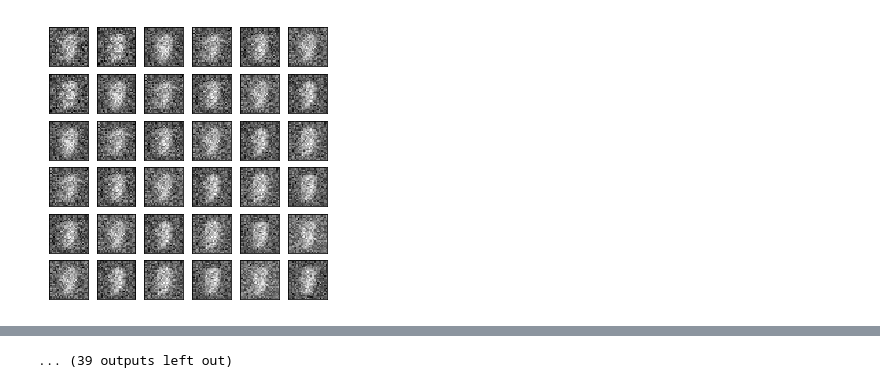
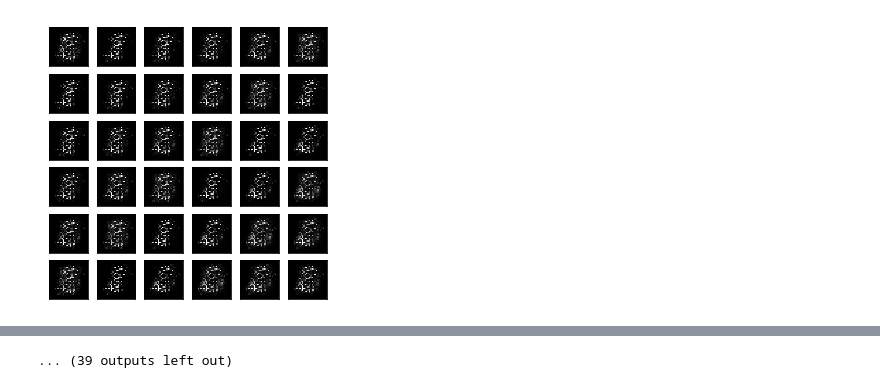
Before and after one commit to shayneobrien/generative-models, a Jupyter notebook: notebooks/05-least-squares-gan.ipynb, the cells around one changed output, grey strips where cells are left out. Drawn from its saved outputs; the diff is of its cells as text; code cells hidden in the pictures.

```diff
--- a/notebooks/05-least-squares-gan.ipynb
+++ b/notebooks/05-least-squares-gan.ipynb
@@ -4,8 +4,9 @@ Least Squares GAN
 
 https://arxiv.org/pdf/1611.04076.pdf
 
-The output of LSGAN's G is unbounded unless passed through an activation function.
-We do not use any such activation functions in this implementation.
+The output of LSGAN's D is unbounded unless passed through an activation function. In this
+implementation, we include a sigmoid activation function as this empirically improves
+visualizations for binary MNIST.
 
 Tackles the vanishing gradients problem associated with GANs by swapping out
 the cross entropy loss function with the least squares (L2) loss function. The authors
@@ -52,13 +53,13 @@ class Generator(nn.Module):
 
     def forward(self, x):
         activated = F.relu(self.linear(x))
-        generation = self.generate(activated)
+        generation = F.sigmoid(self.generate(activated))
         return generation
 
 
 class Discriminator(nn.Module):
     """ Critic (not trained to classify). Input is an image (real or generated),
-    output is the approximate Wasserstein Distance between z~P(G(z)) and real.
+    output is approximate least-squares divergence.
     """
     def __init__(self, image_size, hidden_dim, output_dim):
         super().__init__()
@@ -84,10 +85,10 @@ class LSGAN(nn.Module):
         self.z_dim = z_dim
 
 
-class Trainer:
+class LSGANTrainer:
     """ Object to hold data iterators, train a GAN variant
     """
-    def __init__(self, model, train_iter, val_iter, test_iter):
+    def __init__(self, model, train_iter, val_iter, test_iter, viz=False):
         self.model = to_cuda(model)
         self.name = model.__class__.__name__
 
@@ -98,15 +99,17 @@ class Trainer:
         self.Glosses = []
         self.Dlosses = []
 
-    def train(self, num_epochs, G_lr=1e-4, D_lr=1e-4, D_steps=5):
-        """ Train a Wasserstein GAN with Gradient Penalty
+        self.viz = viz
+
+    def train(self, num_epochs, G_lr=1e-4, D_lr=1e-4, D_steps=1):
+        """ Train a least-squares GAN with Gradient Penalty
             Logs progress using G loss, D loss, G(x), D(G(x)), visualizations of Generator output.
 
         Inputs:
             num_epochs: int, number of epochs to train for
-            G_lr: float, learning rate for generator's Adam optimizer (default 5e-5)
-            D_lr: float, learning rate for discriminator's Adam optimizer (default 5e-5)
-            D_steps: int, training step ratio for how often to train D compared to G (default 5)
+            G_lr: float, learning rate for generator's Adam optimizer (default 1e-4)
+            D_lr: float, learning rate for discriminator's Adam optimizer (default 1e-4)
+            D_steps: int, training step ratio for how often to train D compared to G (default 1)
         """
         # Initialize optimizers
         G_optimizer = torch.optim.Adam(params=[p for p in self.model.G.parameters() if p.requires_grad], lr=G_lr)
@@ -132,7 +135,7 @@ class Trainer:
                     # TRAINING D: Zero out gradients for D
                     D_optimizer.zero_grad()
 
-                    # Train the discriminator to approximate the Wasserstein distance between real, generated
+                    # Train the discriminator to approximate the least-squares distance between real, generated
                     # distributions
                     D_loss = self.train_D(images)
 
@@ -149,7 +152,7 @@ class Trainer:
                 # TRAINING G: Zero out gradients for G
                 G_optimizer.zero_grad()
 
-                # Train the generator to (roughly) minimize the approximated Wasserstein distance
+                # Train the generator to (roughly) minimize the approximated least-squares distance
                 G_loss = self.train_G(images)
 
                 # Log results, update parameters
@@ -167,68 +170,50 @@ class Trainer:
 
             # Visualize generator progress
             self.generate_images(epoch)
-            plt.show()
 
-    def train_D(self, images, LAMBDA=10):
+            if self.viz:
+                plt.show()
+
+    def train_D(self, images, a=0, b=1):
         """ Run 1 step of training for discriminator
 
         Input:
             images: batch of images (reshaped to [batch_size, 784])
         Output:
-            D_loss: wasserstein loss for discriminator, -E[D(x)] + E[D(G(z))] + λE[(||∇ D(εx + (1 − εG(z)))|| - 1)^2]
+            D_loss: L2 loss for discriminator,
+            0.50 * E[(D(x) - a)^2] + 0.50 * E[(D(G(z)) - b)^2],
+            where a and b are labels for generated (0) and real (1) data
         """
-
-        # ORIGINAL CRITIC STEPS:
         # Sample noise, an output from the generator
         noise = self.compute_noise(images.shape[0], self.model.z_dim)
         G_output = self.model.G(noise)
 
         # Use the discriminator to sample real, generated images
-        DX_score = self.model.D(images) # D(z)
+        DX_score = self.model.D(images) # D(x)
         DG_score = self.model.D(G_output) # D(G(z))
 
-        # GRADIENT PENALTY:
-        # Uniformly sample along one straight line per each batch entry.
-        epsilon = to_cuda(torch.rand(images.shape[0], 1).expand(images.size()))
-
-        # Generate images from the noise, ensure unit gradient norm 1
-        # See Section 4 and Algorithm 1 of original paper for full explanation.
-        G_interpolation = epsilon*images + (1-epsilon)*G_output # negation doesn't matter; we square later on
-        D_interpolation = self.model.D(G_interpolation)
-
-        # Compute the gradients of D with respect to the noise generated input
-        weight = to_cuda(torch.ones(D_interpolation.size()))
-
-        gradients = torch.autograd.grad(outputs=D_interpolation,
-                                        inputs=G_interpolation,
-                                        grad_outputs=weight,
-                                        only_inputs=True,
-                                        create_graph=True,
-                                        retain_graph=True)[0]
-
-        # Full gradient penalty
-        grad_penalty = LAMBDA * torch.mean((gradients.norm(2, dim = 1) - 1) **2)
-
-        # Compute WGAN-GP loss for D
-        D_loss = torch.mean(DG_score) - torch.mean(DX_score) + grad_penalty
+        # Compute L2 loss for D
+        D_loss = (0.50 * torch.mean((DX_score - b)**2)) + (0.50 * torch.mean((DG_score - a)**2))
 
         return D_loss
 
-    def train_G(self, images):
+    def train_G(self, images, c=1):
         """ Run 1 step of training for generator
 
         Input:
-            images: batch of images reshaped to [batch_size, -1]
+            images: batch of images (reshaped to [batch_size, -1])
         Output:
-            G_loss: wasserstein loss for generator, -E[D(G(z))]
+            G_loss: L2 loss for G,
+            0.50 * E[(D(G(z)) - c)^2],
+            where c is the label that G wants D to believe for fake data (i.e., 1)
         """
         # Get noise, classify it using G, then classify the output of G using D.
         noise = self.compute_noise(images.shape[0], self.model.z_dim) # z
         G_output = self.model.G(noise) # G(z)
         DG_score = self.model.D(G_output) # D(G(z))
 
-        # Compute WGAN-GP loss for G (same loss as WGAN)
-        G_loss = -1 * (torch.mean(DG_score))
+        # Compute L2 loss for G,
+        G_loss = 0.50 * torch.mean((DG_score - c)**2)
 
         return G_loss
 
@@ -296,18 +281,19 @@ class Trainer:
         self.model.load_state_dict(state)
 
 
-model = WGANGP(image_size=784,
+model = LSGAN(image_size=784,
               hidden_dim=256,
               z_dim=128)
 
-trainer = Trainer(model=model,
-                  train_iter=train_iter,
-                  val_iter=val_iter,
-                  test_iter=test_iter)
+trainer = LSGANTrainer(model=model,
+                       train_iter=train_iter,
+                       val_iter=val_iter,
+                       test_iter=test_iter,
+                       viz=True)
 
 trainer.train(num_epochs=25,
               G_lr=1e-4,
               D_lr=1e-4,
-              D_steps=5)
+              D_steps=1)
 # %% [output]
 [interactive output not drawn]
@@ -323 +309 @@ Epoch[5/25], G Loss: -0.1613, D Loss: 1.4653
-[figure, old version]
+[figure, new version]
```
Also changed, not shown: parts of 1 cell of this notebook, 4 other files.
